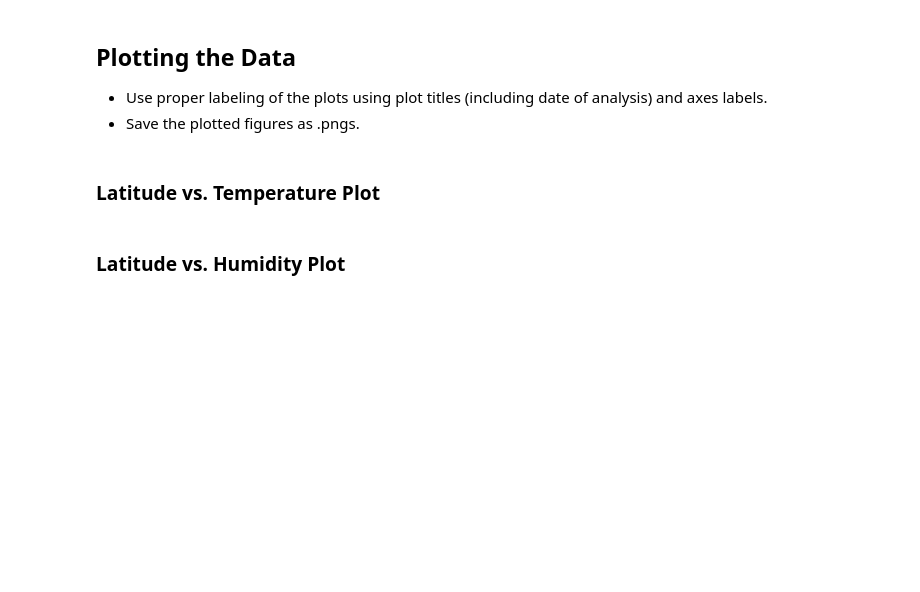
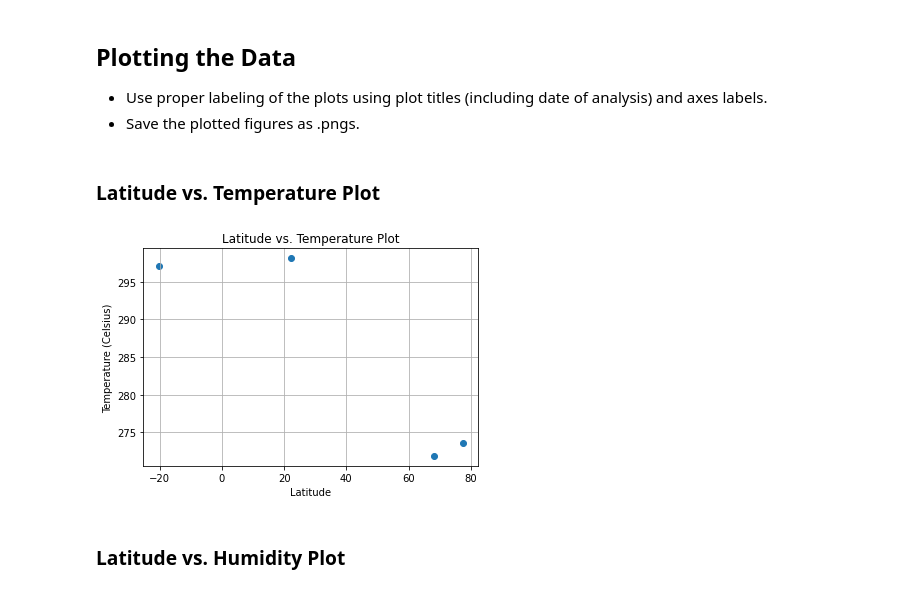
Before and after one commit to Rongjun-Ding/python-api-challenge, a Jupyter notebook: WeatherPy/WeatherPy.ipynb, the cells around one changed output. Drawn from its saved outputs; the diff is of its cells as text; code cells hidden in the pictures; blank space fills up the shorter version.

```diff
--- a/WeatherPy/WeatherPy.ipynb
+++ b/WeatherPy/WeatherPy.ipynb
@@ -146,18 +148,20 @@ weather_data.head()
 ### Latitude vs. Temperature Plot
 # %%
 # Build a scatter plot for each data type
-plt.scatter(weather_data["lat"], weather_data["temp"], marker="o")
+plt.scatter(weather_data["lat"], weather_data["Max_Temp"], marker="o")
 
 # Incorporate the other graph properties
-plt.title("Temperature in World Cities")
+plt.title("Latitude vs. Temperature Plot")
 plt.ylabel("Temperature (Celsius)")
 plt.xlabel("Latitude")
 plt.grid(True)
 
 # Save the figure
-plt.savefig("TemperatureInWorldCities.png")
+plt.savefig("Latitude vs. Temperature.png")
 
 # Show plot
 plt.show()
+# %% [output]
+[figure, added]
 # %% [markdown]
 ### Latitude vs. Humidity Plot
```
Also changed, not shown: parts of 4 cells of this notebook, 5 other files.
